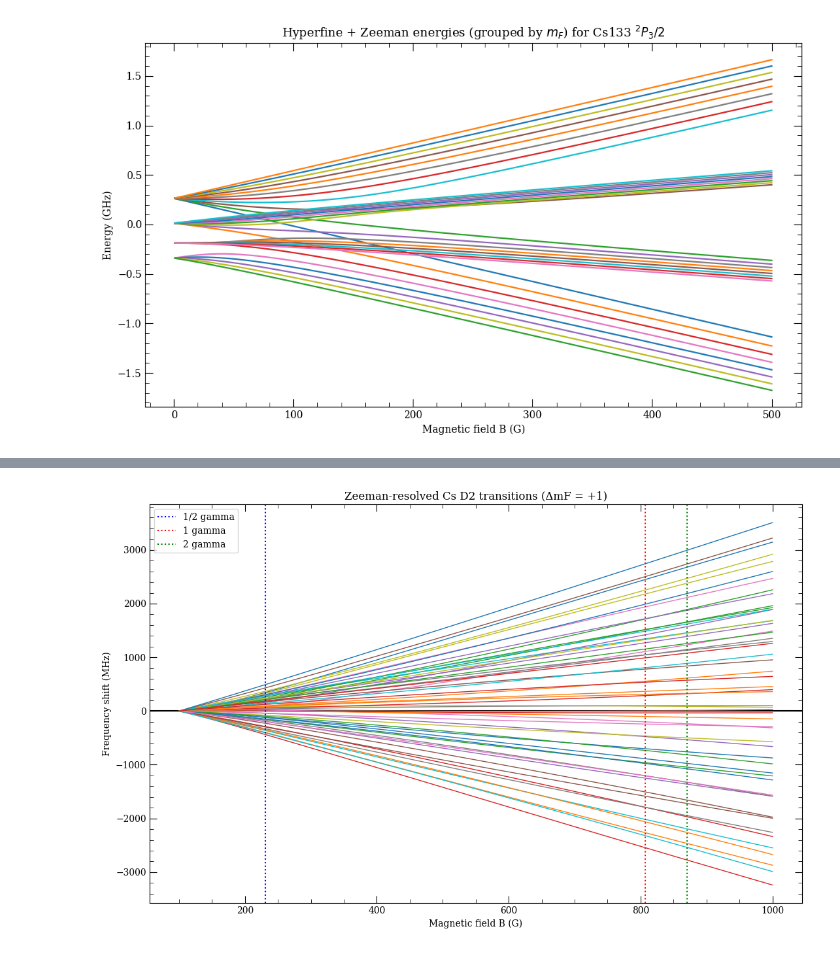
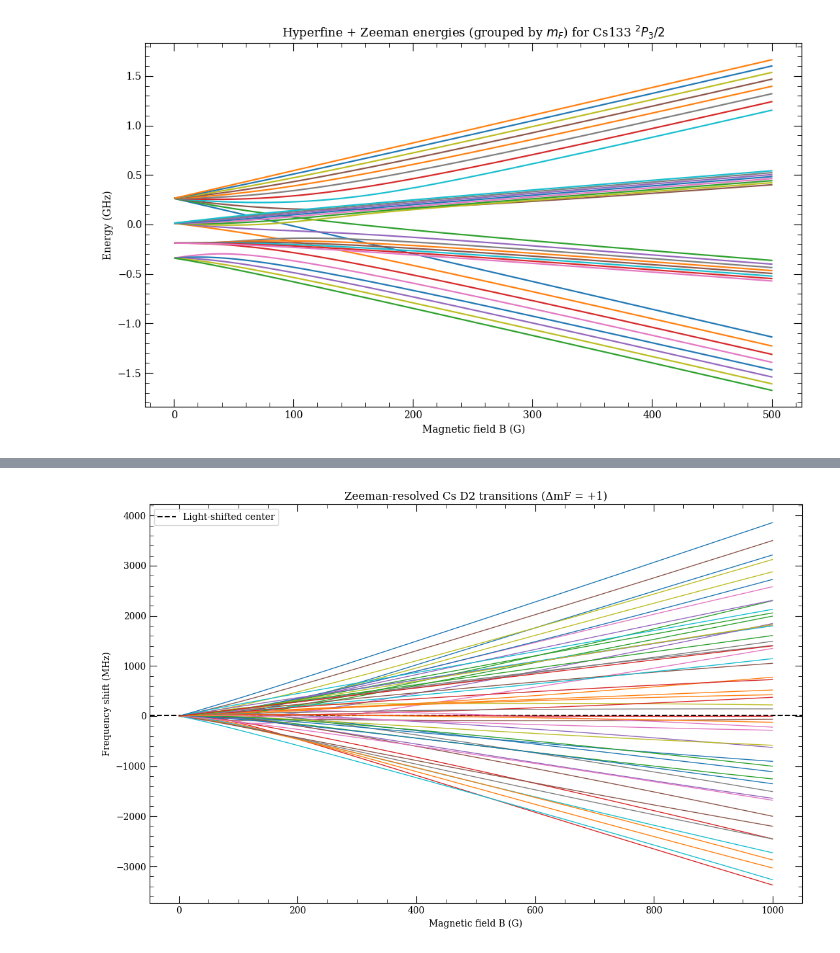
Before and after one commit to Lopez-Santi/RbCs-simulations, a Jupyter notebook: lattice transport/magneticdependence.ipynb, the cells around one changed output, grey strips where cells are left out. Cells and saved outputs as stored; diff of their text form; code cells hidden in the pictures.

```diff
--- a/lattice transport/magneticdependence.ipynb
+++ b/lattice transport/magneticdependence.ipynb
@@ -874,36 +754,9 @@ gJ_e = lande_gJ(L_e, S_e, J_e, gL=atom.gL, gS=atom.gS)
 lower = dict(I=I, J=J_g, A_hz=A_g, B_hz=B_g, gJ=gJ_g, gI=gI)
 upper = dict(I=I, J=J_e, A_hz=A_e, B_hz=B_e, gJ=gJ_e, gI=gI)
 
-B_fields = np.linspace(0.01, 0.1, 501)  # Tesla
+B_fields = np.linspace(0.0000001, 0.1, 501)  # Tesla
 # Compute transitions (you can still compute all ΔmF if you want)
 Bs, Cs_transitions = zeeman_transition_frequencies_by_mF(
     lower, upper, B_fields,
-    allowed_delta_mF=(0, +1, -1)   # keep general
+    allowed_delta_mF=(0, +1, -1), require_B0_in_grid=False   # keep general
 )
-
-# Find where we exceed D2 linewidth
-print("half linewidth")
-Cs_B_crit_halflinewidth = find_B_where_all_transitions_exceed_threshold(
-    Bs,
-    Cs_transitions,
-    threshold_hz=Cs_D2_gamma/2,
-    transitions_are_absolute=True
-)
-
-print("")
-print("linewidth")
-Cs_B_crit_linewidth = find_B_where_all_transitions_exceed_threshold(
-    Bs,
-    Cs_transitions,
-    threshold_hz=Cs_D2_gamma,
-    transitions_are_absolute=True
-)
-
-print("")
-print("two linewidth")
-Cs_B_crit_twolinewidth = find_B_where_all_transitions_exceed_threshold(
-    Bs,
-    Cs_transitions,
-    threshold_hz=Cs_D2_gamma*2,
-    transitions_are_absolute=True
-)
@@ -919,28 +763,25 @@ All transitions exceed |Δν| > 1.045e+07 Hz at B = 870.40 G
 # %%
 plt.figure(figsize=(11, 7))
-plt.axhline(0, color='black')
+plt.axhline(-Cs_D2freq_shift/1e6, color='black', linestyle='dashed', label='Light-shifted center')
 x = Bs * 1e4        # Tesla -> Gauss
 
 for label, nu_B in Cs_transitions.items():
 
     # --- NEW: keep only ΔmF = +1 transitions ---
     if "ΔmF=+1" not in label:
         continue
 
     y = nu_B / 1e6  # Hz -> MHz
     plt.plot(x, y, lw=1)
 
 
 plt.xlabel("Magnetic field B (G)")
 plt.ylabel("Frequency shift (MHz)")
-plt.axvline(Cs_B_crit_halflinewidth, linestyle='dotted', color='b', label='1/2 gamma')
-plt.axvline(Cs_B_crit_linewidth, linestyle='dotted', color='r', label='1 gamma')
-plt.axvline(Cs_B_crit_twolinewidth, linestyle='dotted', color='g', label='2 gamma')
-plt.legend()
 plt.title("Zeeman-resolved Cs D2 transitions (ΔmF = +1)")
 plt.tight_layout()
+plt.legend()
 plt.show()
 # %% [output]
-[figure, old version]
+[figure, new version]
 # %%
 plt.figure(figsize=(11, 7))
```
Also changed, not shown: parts of 19 cells of this notebook, 1 other file.
